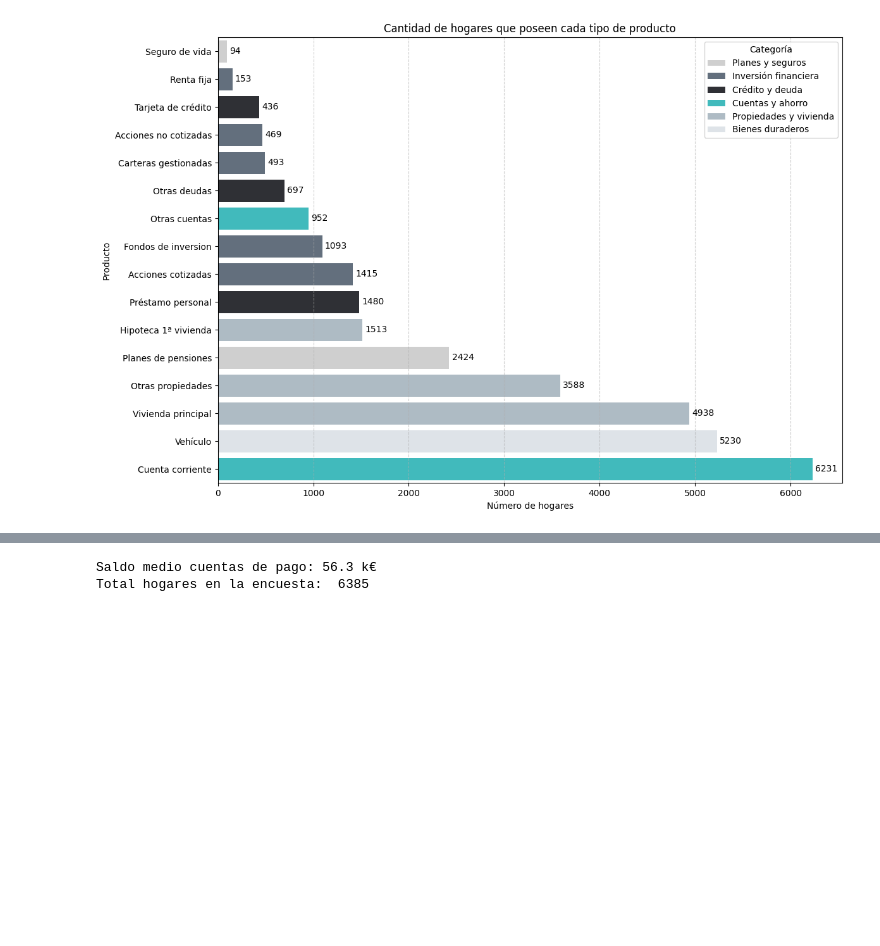
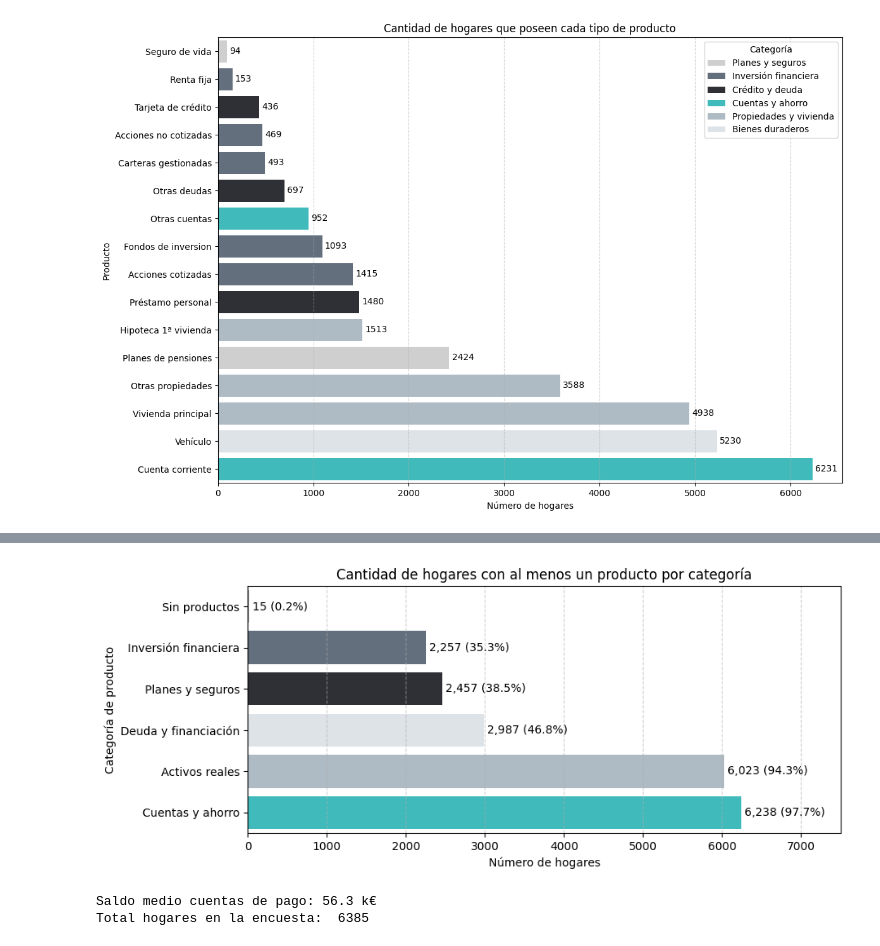
Before and after one commit to Lambda-14/Sim-Empresa, a Jupyter notebook: Equip_9/Scripts/250602_EFF_2022.ipynb, the cells around one changed output, grey strips where cells are left out. Cells and saved outputs as stored; diff of their text form; code cells hidden in the pictures; blank space fills up the shorter version.

Commit message:
categorías simplificadas

```diff
--- a/Equip_9/Scripts/250602_EFF_2022.ipynb
+++ b/Equip_9/Scripts/250602_EFF_2022.ipynb
@@ -742,3 +740,78 @@ plt.show()
+# %%
+# Paso 1: Crear columnas binarias por categoría
+df_reducido['Cuentas y ahorro'] = df_reducido[[
+    'posee_cuentas_pago', 'posee_otras_cuentas'
+]].max(axis=1)
+
+df_reducido['Inversión financiera'] = df_reducido[[
+    'posee_acciones_cotizadas', 'posee_acciones_no_cotizadas',
+    'posee_fondos_inversion', 'posee_renta_fija', 'posee_carteras_gestionadas'
+]].max(axis=1)
+
+df_reducido['Activos reales'] = df_reducido[[
+    'posee_viv_principal', 'posee_otras_propiedades', 'tiene_vehiculo'
+]].max(axis=1)
+
+df_reducido['Deuda y financiación'] = df_reducido[[
+    'posee_hipoteca_viv_principal', 'posee_deuda_tarjeta',
+    'posee_prestamo_personal', 'posee_otras_deudas'
+]].max(axis=1)
+
+df_reducido['Planes y seguros'] = df_reducido[[
+    'posee_planes_pension', 'posee_seguro_vida'
+]].max(axis=1)
+
+# Paso 2: Crear columna “Sin productos” (ninguna categoría activada)
+df_reducido['Sin productos'] = (
+    df_reducido[['Cuentas y ahorro', 'Inversión financiera', 'Activos reales',
+                 'Deuda y financiación', 'Planes y seguros']].sum(axis=1) == 0
+).astype(int)
+
+# Paso 3: Crear el DataFrame con conteos por categoría
+categorias_kpi = [
+    'Cuentas y ahorro',
+    'Inversión financiera',
+    'Activos reales',
+    'Deuda y financiación',
+    'Planes y seguros',
+    'Sin productos'
+]
+
+df_plot_cat = pd.DataFrame({
+    'categoria': categorias_kpi,
+    'cantidad': [df_reducido[col].sum() for col in categorias_kpi]
+})
+
+# Paso 4: Añadir color a la categoría nueva si es necesario
+categoria_colores['Sin productos'] = "#B0B0B0"
+
+# Paso 5: Gráfico
+plt.figure(figsize=(10, 4))
+ax = sns.barplot(
+    data=df_plot_cat.sort_values('cantidad', ascending=True),
+    y='categoria',
+    x='cantidad',
+    palette=categoria_colores
+)
+
+total_hogares = len(df_reducido)
+for container in ax.containers:
+    values = [bar.get_width() for bar in container]
+    labels = [
+        f"{int(v):,} ({v/total_hogares:.1%})" if v > 0 else ""
+        for v in values
+    ]
+    ax.bar_label(container, labels=labels, label_type='edge', padding=3)
+
+plt.title("Cantidad de hogares con al menos un producto por categoría")
+plt.xlabel("Número de hogares")
+plt.ylabel("Categoría de producto")
+plt.grid(axis='x', linestyle='--', alpha=0.6)
+plt.tight_layout()
+plt.xlim(0, 7500)
+plt.show()
+# %% [output]
+[figure, added]
 # %%
 saldo_medio_cuentas_pago = int(df_reducido['saldo_cuentas_pago'].mean())
 print(f"Saldo medio cuentas de pago: {round(saldo_medio_cuentas_pago / 1000, 1)} k€")
```
Also changed, not shown: parts of 1 cell of this notebook.
